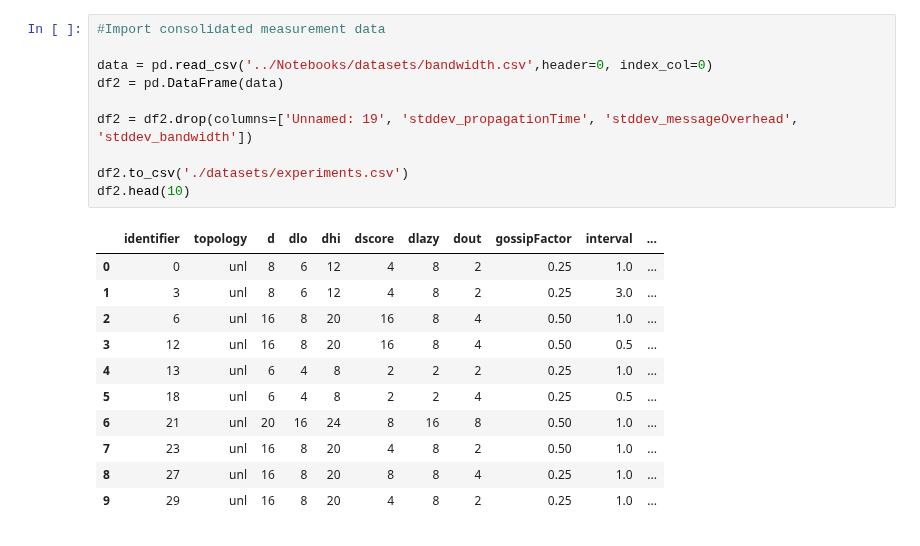
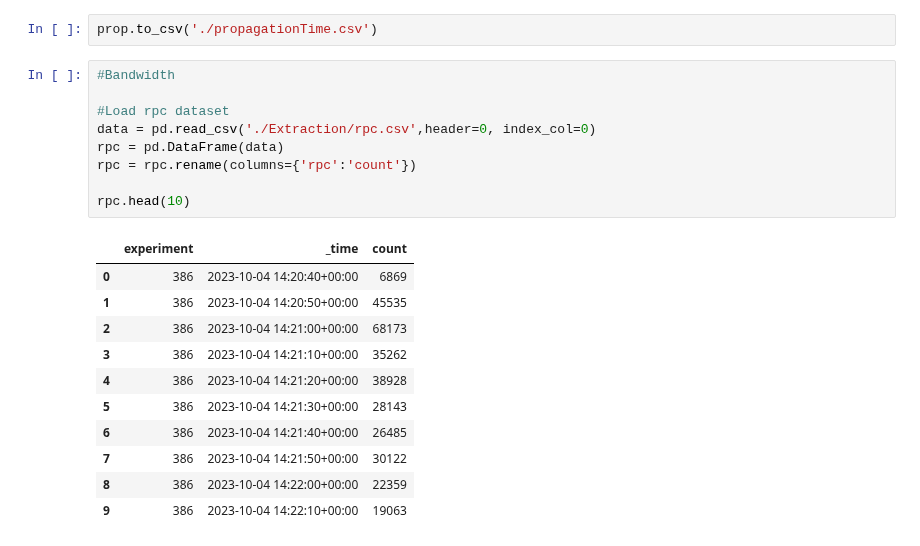
Before and after one commit to FlavScheidt/flexi-pipe, a Jupyter notebook: data/CausalAnalysis/GenerateDatasets/GenerateDatasets.ipynb, the cells around one changed output. Drawn from its saved outputs; the diff is of its cells as text.

Commit message:
New timeseries dataset for causal discovery

```diff
--- a/data/CausalAnalysis/GenerateDatasets/GenerateDatasets.ipynb
+++ b/data/CausalAnalysis/GenerateDatasets/GenerateDatasets.ipynb
@@ -121,22 +227,23 @@ events.head(100)
+# %%
+prop.to_csv('./propagationTime.csv')
 # %%
-#Import consolidated measurement data
+#Bandwidth
 
-data = pd.read_csv('../Notebooks/datasets/bandwidth.csv',header=0, index_col=0)
-df2 = pd.DataFrame(data)
+#Load rpc dataset
+data = pd.read_csv('./Extraction/rpc.csv',header=0, index_col=0)
+rpc = pd.DataFrame(data)
+rpc = rpc.rename(columns={'rpc':'count'})
 
-df2 = df2.drop(columns=['Unnamed: 19', 'stddev_propagationTime', 'stddev_messageOverhead', 'stddev_bandwidth'])
-
-df2.to_csv('./datasets/experiments.csv')
-df2.head(10)
+rpc.head(10)
 # %% [output]
-|  | identifier | topology | d | dlo | dhi | dscore | dlazy | dout | gossipFactor | interval | ... |
-| 0 | 0 | unl | 8 | 6 | 12 | 4 | 8 | 2 | 0.25 | 1.0 | ... |
-| 1 | 3 | unl | 8 | 6 | 12 | 4 | 8 | 2 | 0.25 | 3.0 | ... |
-| 2 | 6 | unl | 16 | 8 | 20 | 16 | 8 | 4 | 0.50 | 1.0 | ... |
-| 3 | 12 | unl | 16 | 8 | 20 | 16 | 8 | 4 | 0.50 | 0.5 | ... |
-| 4 | 13 | unl | 6 | 4 | 8 | 2 | 2 | 2 | 0.25 | 1.0 | ... |
-| 5 | 18 | unl | 6 | 4 | 8 | 2 | 2 | 4 | 0.25 | 0.5 | ... |
-| 6 | 21 | unl | 20 | 16 | 24 | 8 | 16 | 8 | 0.50 | 1.0 | ... |
-| 7 | 23 | unl | 16 | 8 | 20 | 4 | 8 | 2 | 0.50 | 1.0 | ... |
-| 8 | 27 | unl | 16 | 8 | 20 | 8 | 8 | 4 | 0.25 | 1.0 | ... |
-| 9 | 29 | unl | 16 | 8 | 20 | 4 | 8 | 2 | 0.25 | 1.0 | ... |
+|  | experiment | _time | count |
+| 0 | 386 | 2023-10-04 14:20:40+00:00 | 6869 |
+| 1 | 386 | 2023-10-04 14:20:50+00:00 | 45535 |
+| 2 | 386 | 2023-10-04 14:21:00+00:00 | 68173 |
+| 3 | 386 | 2023-10-04 14:21:10+00:00 | 35262 |
+| 4 | 386 | 2023-10-04 14:21:20+00:00 | 38928 |
+| 5 | 386 | 2023-10-04 14:21:30+00:00 | 28143 |
+| 6 | 386 | 2023-10-04 14:21:40+00:00 | 26485 |
+| 7 | 386 | 2023-10-04 14:21:50+00:00 | 30122 |
+| 8 | 386 | 2023-10-04 14:22:00+00:00 | 22359 |
+| 9 | 386 | 2023-10-04 14:22:10+00:00 | 19063 |
```
Also changed, not shown: parts of 23 cells of this notebook, 3 other files.
